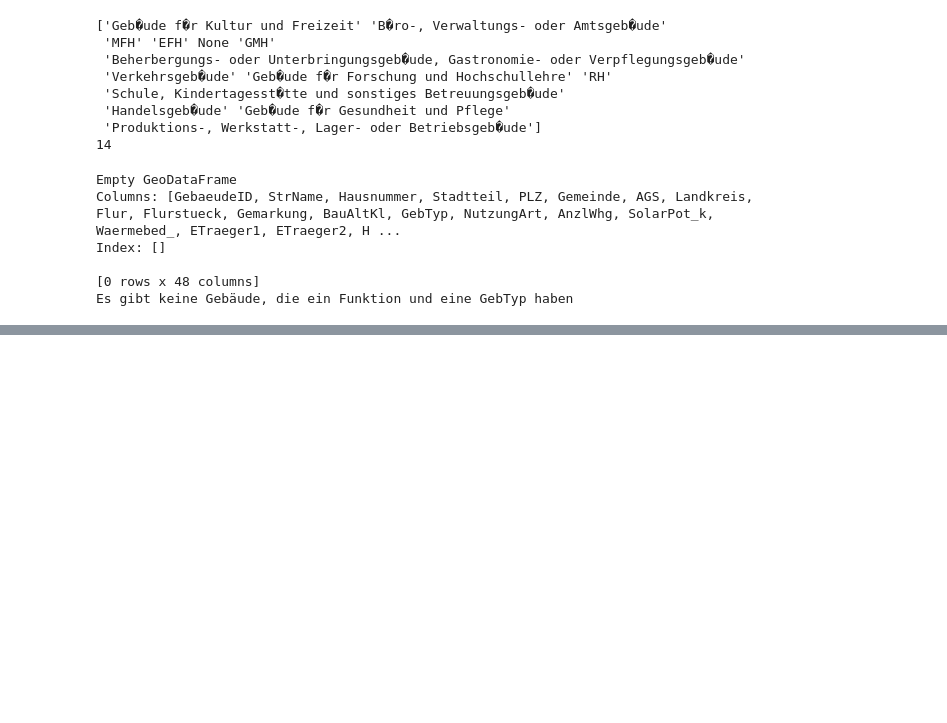
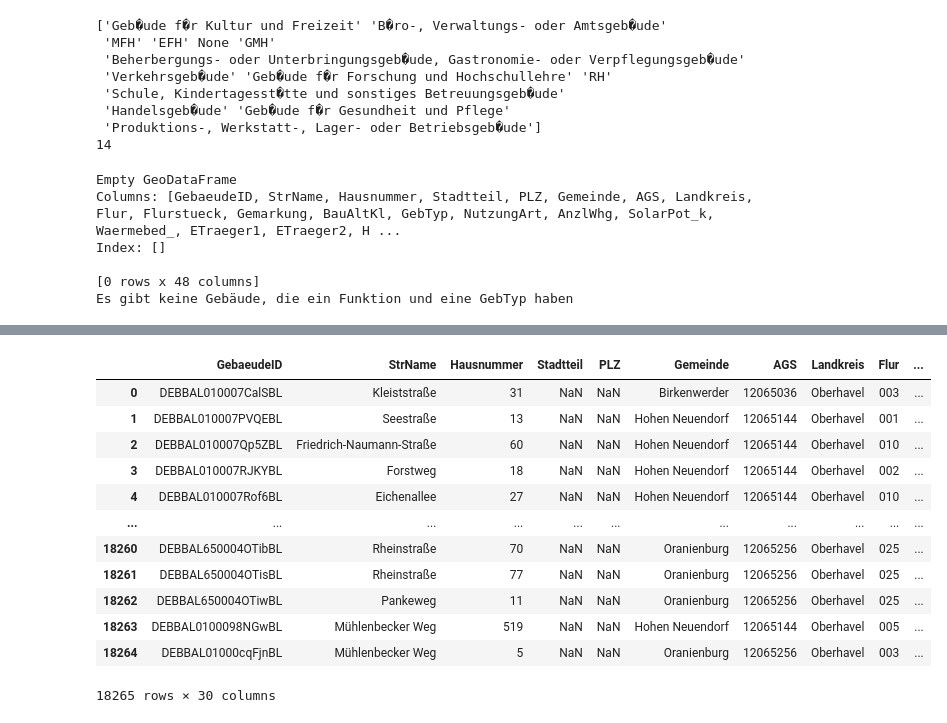
Before and after one commit to NormanZielke/KWPc_Gebaeudemodell, a Jupyter notebook: Compare_GM_KWP.ipynb, the cells around one changed output, grey strips where cells are left out. Drawn from its saved outputs; the diff is of its cells as text; code cells hidden in the pictures; blank space fills up the shorter version.

```diff
--- a/Compare_GM_KWP.ipynb
+++ b/Compare_GM_KWP.ipynb
@@ -128,0 +167,8 @@ Es gibt keine Gebäude, die ein Funktion und eine GebTyp haben
+# %%
+WK_GPKG_PATH = (
+    "1_Rohdaten/HN/HN-Gebäudemodell/"
+    "HN-Gebäudemodell_04_08_2026/"
+    "WK_EG_HN.gpkg"
+)
+
+WK_gdf = gpd.read_file(WK_GPKG_PATH)
@@ -128,0 +186,16 @@ Es gibt keine Gebäude, die ein Funktion und eine GebTyp haben
+# %%
+WK_gdf
+# %% [output]
+|  | GebaeudeID | StrName | Hausnummer | Stadtteil | PLZ | Gemeinde | AGS | Landkreis | Flur | ... |
+| 0 | DEBBAL010007CalSBL | Kleiststraße | 31 | NaN | NaN | Birkenwerder | 12065036 | Oberhavel | 003 | ... |
+| 1 | DEBBAL010007PVQEBL | Seestraße | 13 | NaN | NaN | Hohen Neuendorf | 12065144 | Oberhavel | 001 | ... |
+| 2 | DEBBAL010007Qp5ZBL | Friedrich-Naumann-Straße | 60 | NaN | NaN | Hohen Neuendorf | 12065144 | Oberhavel | 010 | ... |
+| 3 | DEBBAL010007RJKYBL | Forstweg | 18 | NaN | NaN | Hohen Neuendorf | 12065144 | Oberhavel | 002 | ... |
+| 4 | DEBBAL010007Rof6BL | Eichenallee | 27 | NaN | NaN | Hohen Neuendorf | 12065144 | Oberhavel | 010 | ... |
+| ... | ... | ... | ... | ... | ... | ... | ... | ... | ... | ... |
+| 18260 | DEBBAL650004OTibBL | Rheinstraße | 70 | NaN | NaN | Oranienburg | 12065256 | Oberhavel | 025 | ... |
+| 18261 | DEBBAL650004OTisBL | Rheinstraße | 77 | NaN | NaN | Oranienburg | 12065256 | Oberhavel | 025 | ... |
+| 18262 | DEBBAL650004OTiwBL | Pankeweg | 11 | NaN | NaN | Oranienburg | 12065256 | Oberhavel | 025 | ... |
+| 18263 | DEBBAL0100098NGwBL | Mühlenbecker Weg | 519 | NaN | NaN | Hohen Neuendorf | 12065144 | Oberhavel | 005 | ... |
+| 18264 | DEBBAL01000cqFjnBL | Mühlenbecker Weg | 5 | NaN | NaN | Oranienburg | 12065256 | Oberhavel | 003 | ... |
+18265 rows × 30 columns
```
Also changed, not shown: parts of 11 cells of this notebook, 7 other files.
